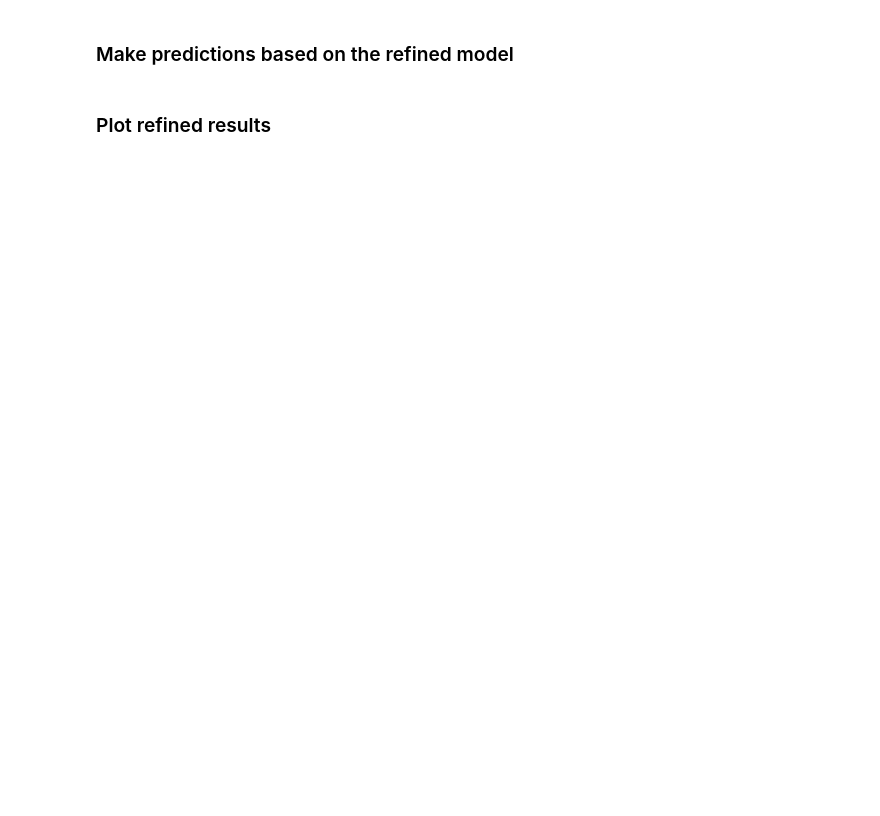
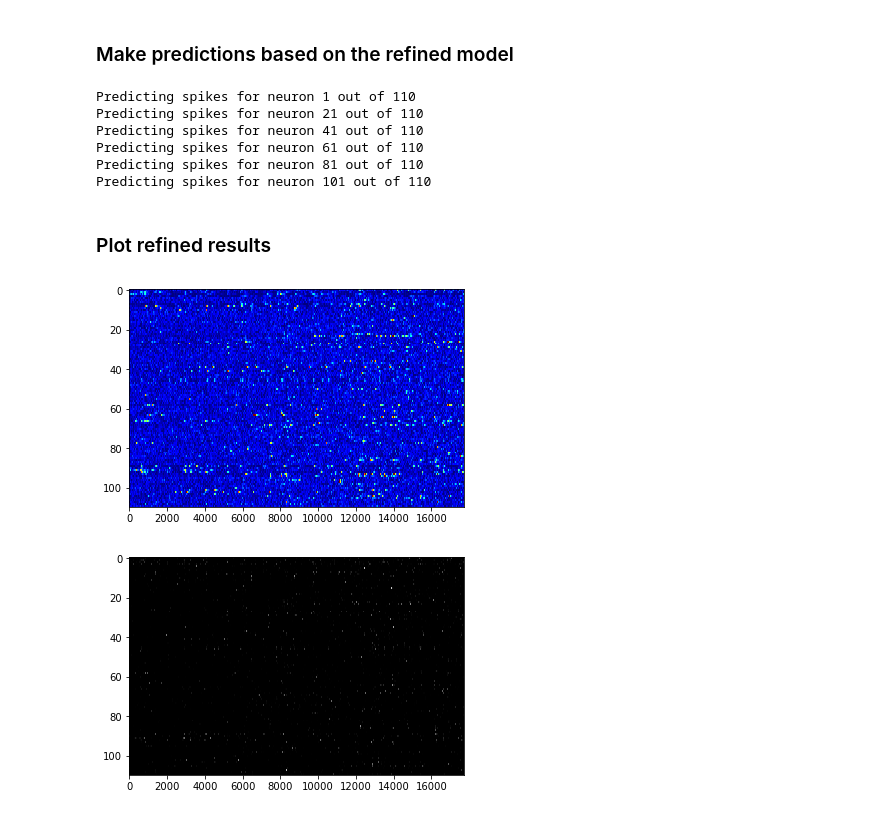
Before and after one commit to PTRRupprecht/Spikefinder-Elephant, a Jupyter notebook: Demo.ipynb, the cells around one changed output. Saved outputs shown, nothing was run; the diff lists cells and outputs as text; code cells hidden in the pictures; blank space fills up the shorter version.

```diff
--- a/Demo.ipynb
+++ b/Demo.ipynb
@@ -201,7 +214,8 @@ for jjj in range(0,5):
 # %%
 Ypredict = np.zeros((tracex.shape[0]-windowsize,tracex.shape[1]))
 for k in range(0,trace.shape[1]):
-    print('Predicting spikes for neuron %s out of %s' % (k+1, trace.shape[1]))
+    if np.mod(k,20) ==0:
+        print('Predicting spikes for neuron %s out of %s' % (k+1, trace.shape[1]))
     x1x = tracex[:,k]
     idx = ~np.isnan(x1x)
     calcium_traceX = norm(x1x[idx])
@@ -211,14 +225,25 @@ for k in range(0,trace.shape[1]):
         XX[jj,:,0] = calcium_traceX[jj:(jj+windowsize)]
     A = model.predict( XX,batch_size = 4096 )
     Ypredict[idx[0:len(idx)-windowsize],k] = A[:,0]
+# %% [output]
+Predicting spikes for neuron 1 out of 110
+Predicting spikes for neuron 21 out of 110
+Predicting spikes for neuron 41 out of 110
+Predicting spikes for neuron 61 out of 110
+Predicting spikes for neuron 81 out of 110
+Predicting spikes for neuron 101 out of 110
 # %% [markdown]
 ### Plot refined results
 # %%
 plt.figure(103)
+indizes = range(int(windowsize*before_frac),calcium_traceX.shape[0]-int(windowsize*after_frac))
 plt.imshow(np.transpose(Ypredict), aspect='auto')
 plt.gray()
 plt.clim(0.2,20)
 plt.figure(104)
-plt.imshow(np.transpose(tracex[int(windowsize*before_frac):calcium_traceX.shape[0]-int(windowsize*after_frac),:]), aspect='auto')
+plt.imshow(np.transpose(tracex[indizes,:]), aspect='auto')
 plt.jet()
 plt.clim(0,8)
+# %% [output]
+[figure, added]
+[figure, added]
```
Also changed, not shown: parts of 6 cells of this notebook.
